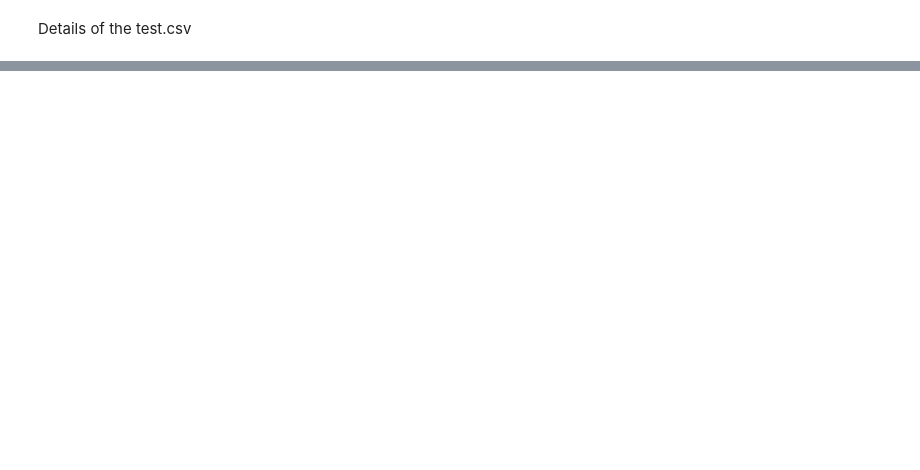
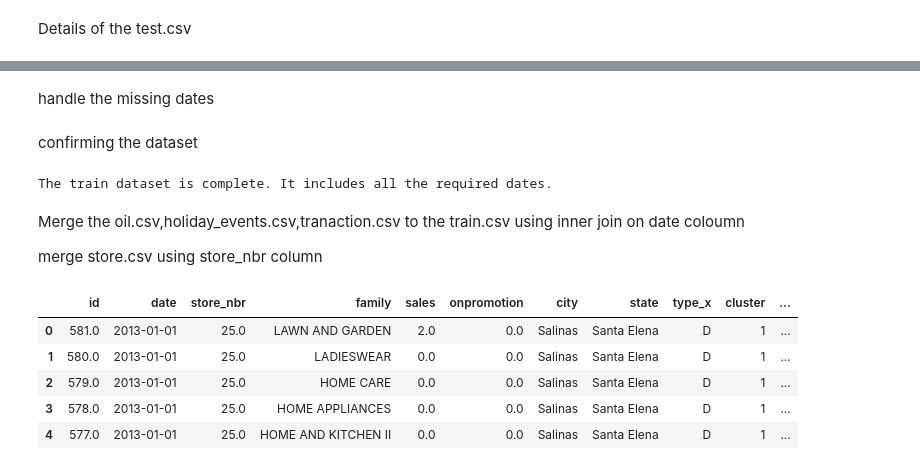
Before and after one commit to Shanis185/favorita-sales-forecasting, a Jupyter notebook: Time Series Forecasting.ipynb, the cells around one changed output, grey strips where cells are left out. Cells and saved outputs as stored; diff of their text form; code cells hidden in the pictures; blank space fills up the shorter version.

Commit message:
datasets merged Visualization_Data.csv

```diff
--- a/Time Series Forecasting.ipynb
+++ b/Time Series Forecasting.ipynb
@@ -175,0 +207,2 @@ There are some missing values in oil price in oil.csv missing values should be h
+# %%
+oil_df['dcoilwtico']=oil_df['dcoilwtico'].fillna(method='bfill')
@@ -175,0 +248,59 @@ There are some missing values in oil price in oil.csv missing values should be h
+# %% [markdown]
+handle the missing dates
+# %%
+# Complete the missing dates in the train dataset
+# Create an index of the missing dates as a DatetimeIndex object
+missing_dates = pd.Index(['2013-12-25', '2014-12-25', '2015-12-25', '2016-12-25'], dtype='datetime64[ns]')
+
+# Create a DataFrame with the missing dates, using the 'date' column
+missing_data = pd.DataFrame({'date': missing_dates})
+
+# Concatenate the original train dataset and the missing data DataFrame
+# ignore_index=True ensures a new index is assigned to the resulting DataFrame
+train_df = pd.concat([train_df, missing_data], ignore_index=True)
+
+# Sort the DataFrame based on the 'date' column in ascending order
+train_df.sort_values('date', inplace=True)
+# %% [markdown]
+confirming the dataset
+# %%
+min_date = train_df['date'].min()
+max_date = train_df['date'].max()
+expected_dates = pd.date_range(start=min_date, end=max_date)
+
+missing_dates = expected_dates[~expected_dates.isin(train_df['date'])]
+
+if len(missing_dates) == 0:
+    print("The train dataset is complete. It includes all the required dates.")
+else:
+    print("The train dataset is incomplete. The following dates are missing:")
+    print(missing_dates)
+# %% [output]
+The train dataset is complete. It includes all the required dates.
+# %% [markdown]
+Merge the oil.csv,holiday_events.csv,tranaction.csv to the train.csv using inner join on date coloumn
+
+merge store.csv using store_nbr column
+# %%
+# Merging the common columns ('store_nbr' and 'date') in the datasets using the inner merge() function
+# Merge train_df with stores_df based on 'store_nbr' column
+merged_df1 = train_df.merge(stores_df, on='store_nbr', how='inner')
+
+# Merge merged_df1 with transactions_df based on 'date' and 'store_nbr' columns
+merged_df2 = merged_df1.merge(transactions_df, on=['date', 'store_nbr'], how='inner')
+
+# Merge merged_df2 with holidays_events_df based on 'date' column
+merged_df3 = merged_df2.merge(holiday_df, on='date', how='inner')
+
+# Merge merged_df3 with oil_df based on 'date' column
+merged_df = merged_df3.merge(oil_df, on='date', how='inner')
+
+# View the first five rows of the merged dataset
+merged_df.head()
+# %% [output]
+|  | id | date | store_nbr | family | sales | onpromotion | city | state | type_x | cluster | ... |
+| 0 | 581.0 | 2013-01-01 | 25.0 | LAWN AND GARDEN | 2.0 | 0.0 | Salinas | Santa Elena | D | 1 | ... |
+| 1 | 580.0 | 2013-01-01 | 25.0 | LADIESWEAR | 0.0 | 0.0 | Salinas | Santa Elena | D | 1 | ... |
+| 2 | 579.0 | 2013-01-01 | 25.0 | HOME CARE | 0.0 | 0.0 | Salinas | Santa Elena | D | 1 | ... |
+| 3 | 578.0 | 2013-01-01 | 25.0 | HOME APPLIANCES | 0.0 | 0.0 | Salinas | Santa Elena | D | 1 | ... |
+| 4 | 577.0 | 2013-01-01 | 25.0 | HOME AND KITCHEN II | 0.0 | 0.0 | Salinas | Santa Elena | D | 1 | ... |
```
Also changed, not shown: parts of 32 cells of this notebook.
